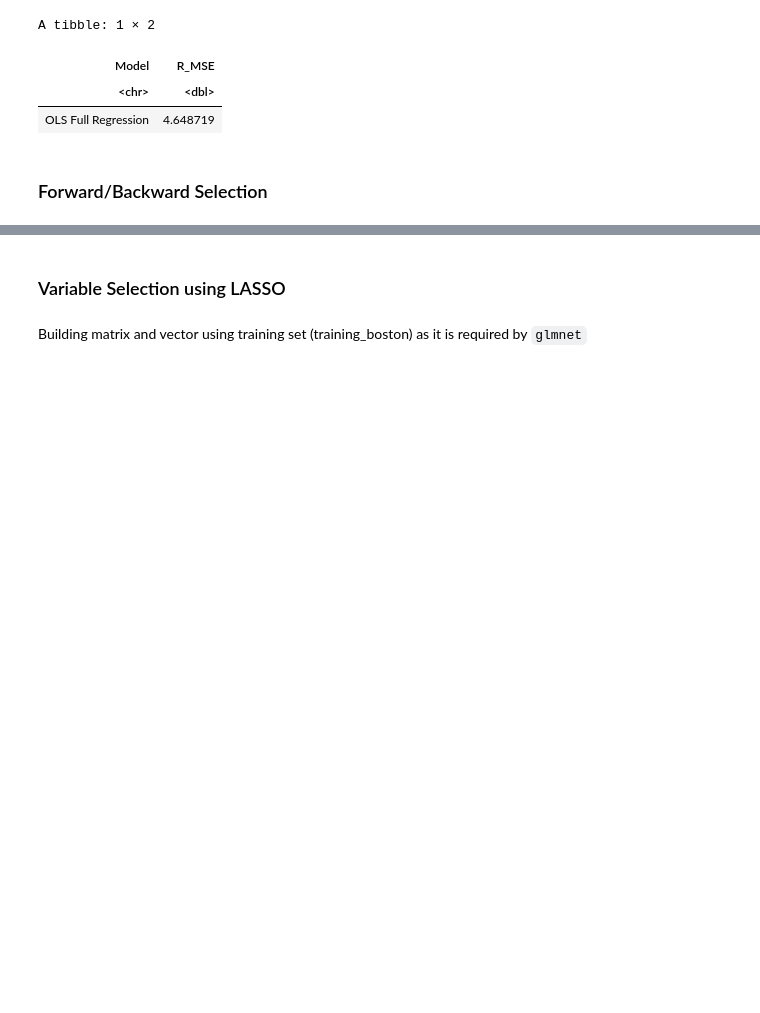
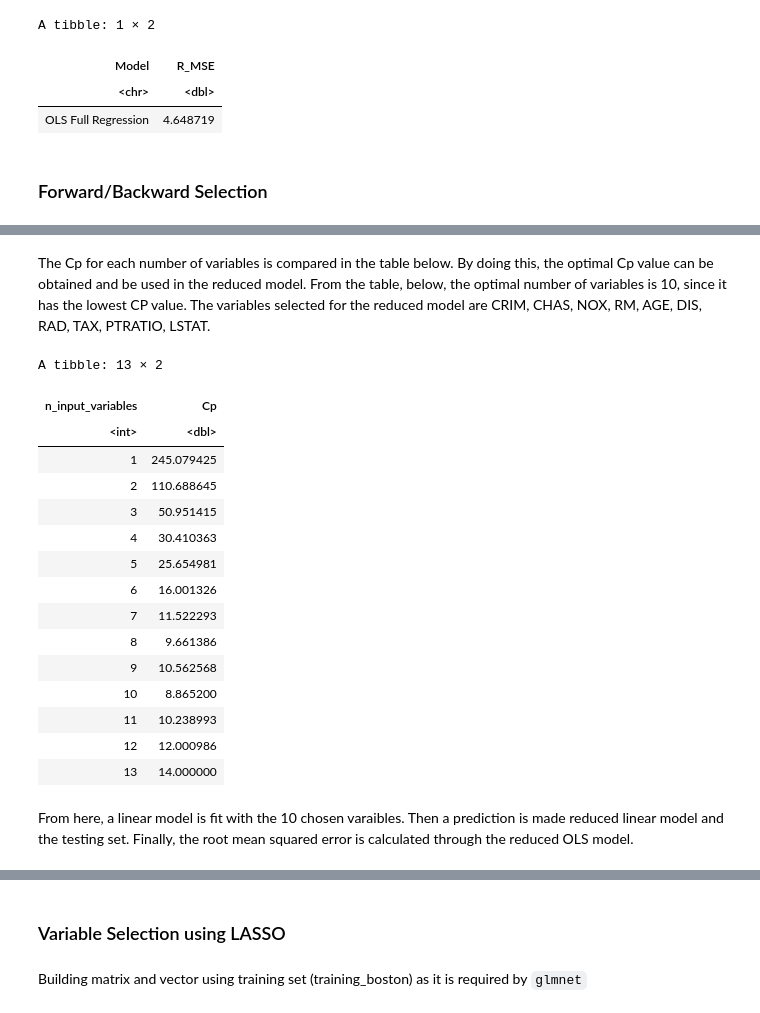
Before and after one commit to tanaytk21/stat301, a Jupyter notebook: Group_Project.ipynb, the cells around one changed output, grey strips where cells are left out. Drawn from its saved outputs; the diff is of its cells as text; code cells hidden in the pictures; blank space fills up the shorter version.

Commit message:
added forward and backward selection

```diff
--- a/Group_Project.ipynb
+++ b/Group_Project.ipynb
@@ -134,0 +137,10 @@ A tibble: 1 × 2
+# %%
+boston_forward_sel <- regsubsets(
+  x = MEDV ~ .,
+  nvmax = 13,
+  data = training_boston,
+  method = "forward",
+)
+
+boston_forward_sel <- summary(boston_forward_sel)
+boston_forward_sel
@@ -134,0 +165,27 @@ A tibble: 1 × 2
+# %% [markdown]
+The Cp for each number of variables is compared in the table below. By doing this, the optimal Cp value can be obtained and be used in the reduced model. From the table, below, the optimal number of variables is 10, since it has the lowest CP value. The variables selected for the reduced model are CRIM, CHAS, NOX, RM, AGE, DIS, RAD, TAX, PTRATIO, LSTAT.
+# %%
+boston_forward_df <- tibble(
+    n_input_variables = 1:13,
+    Cp = boston_forward_sel$cp
+)
+boston_forward_df
+# %% [output]
+A tibble: 13 × 2
+| n_input_variables | Cp |
+| <int> | <dbl> |
+| 1 | 245.079425 |
+| 2 | 110.688645 |
+| 3 | 50.951415 |
+| 4 | 30.410363 |
+| 5 | 25.654981 |
+| 6 | 16.001326 |
+| 7 | 11.522293 |
+| 8 | 9.661386 |
+| 9 | 10.562568 |
+| 10 | 8.865200 |
+| 11 | 10.238993 |
+| 12 | 12.000986 |
+| 13 | 14.000000 |
+# %% [markdown]
+From here, a linear model is fit with the 10 chosen varaibles. Then a prediction is made reduced linear model and the testing set. Finally, the root mean squared error is calculated through the reduced OLS model.
```
Also changed, not shown: parts of 13 cells of this notebook.
